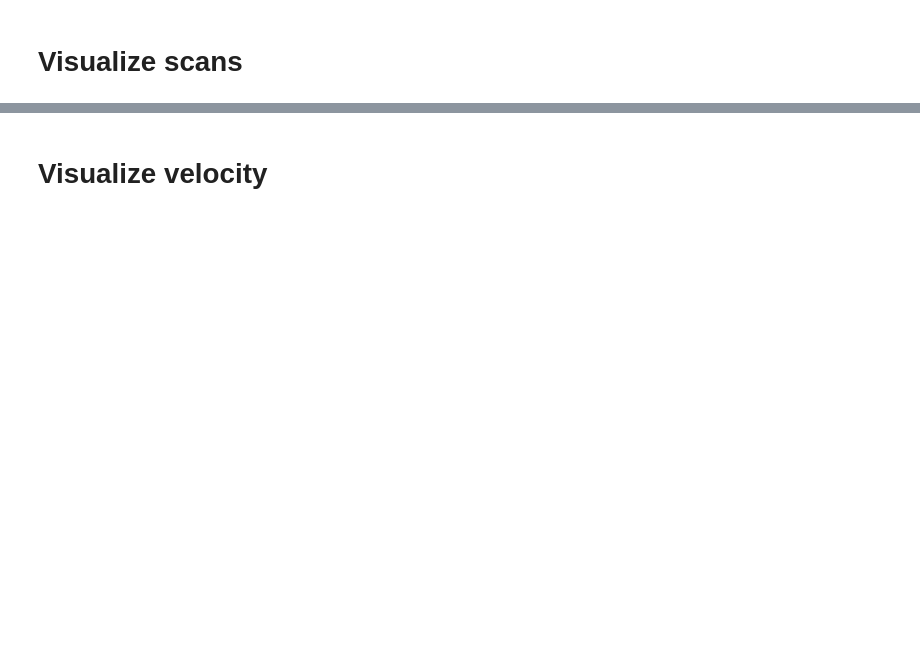
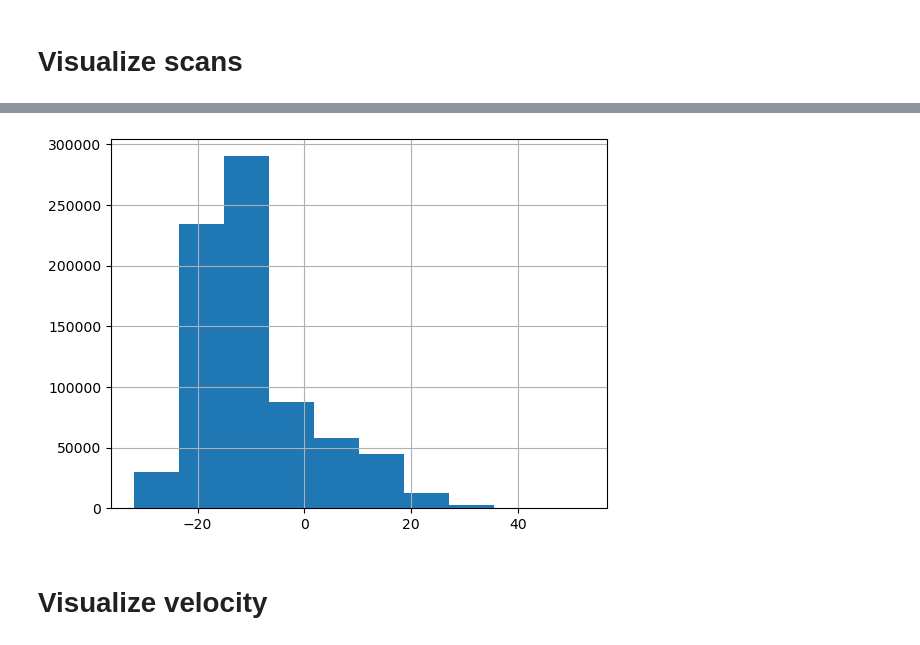
Before and after one commit to weecology/everglades_radar, a Jupyter notebook: Download.ipynb, the cells around one changed output, grey strips where cells are left out. Saved outputs shown, nothing was run; the diff lists cells and outputs as text; code cells hidden in the pictures; blank space fills up the shorter version.

```diff
--- a/Download.ipynb
+++ b/Download.ipynb
@@ -74,3 +80,11 @@ for i,scan in enumerate(results.iter_success(),start=1):
+# %%
+df=radar.fields["reflectivity"]["data"]
+pd.Series(df.flatten()).hist()
+plt.show()
+#gatefilter = pyart.filters.GateFilter(radar)
+#gatefilter.exclude_below('reflectivity', 0)
+# %% [output]
+[figure, added]
 # %% [markdown]
 # Visualize velocity
 # %%
```
Also changed, not shown: parts of 17 cells of this notebook.
